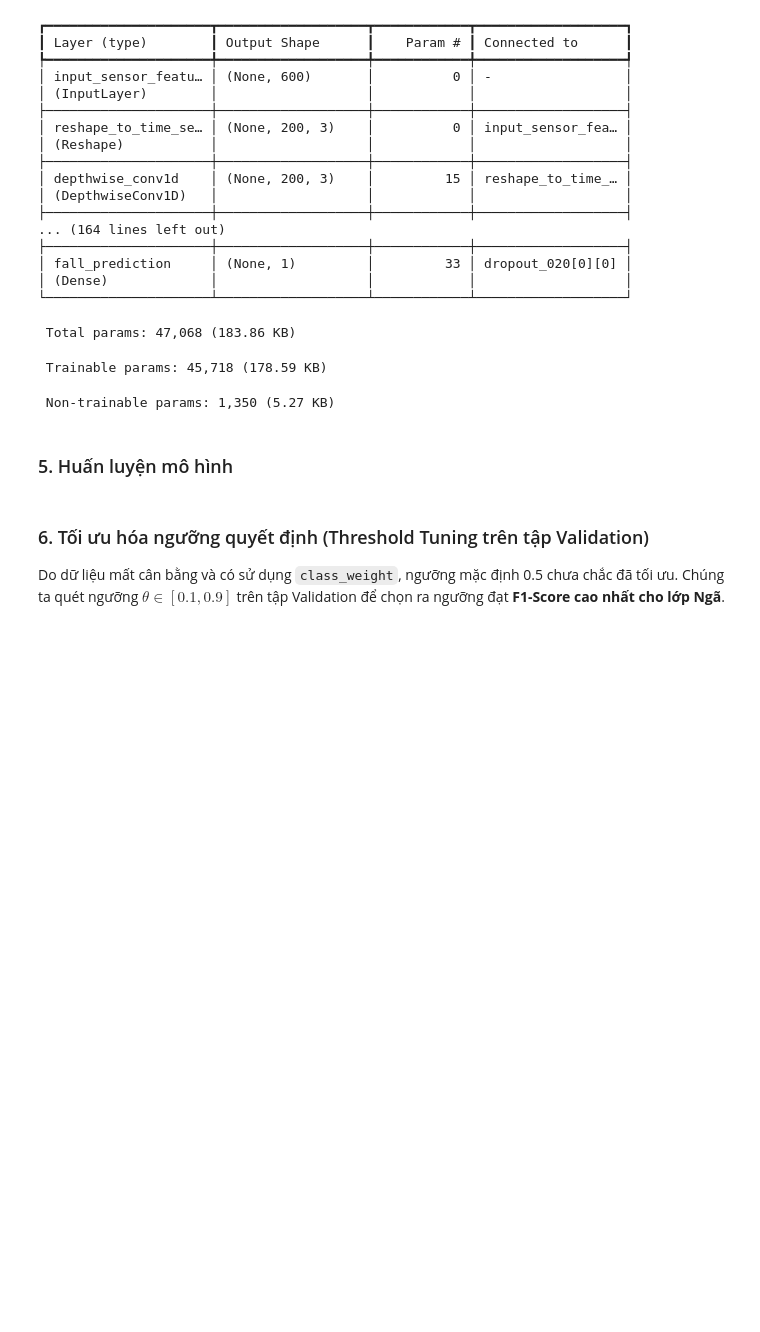
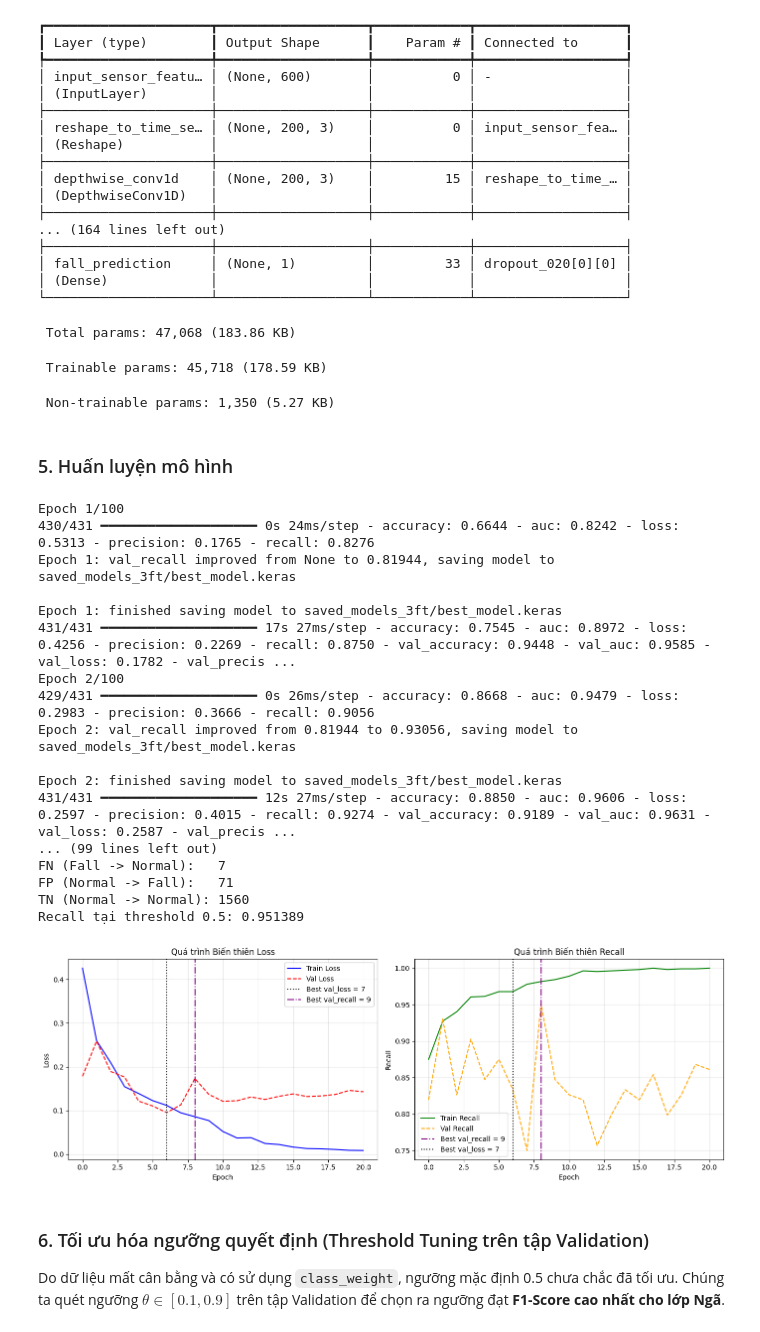
Before and after one commit to dquangbach/Fall_Detection_SIC_Capstone, a Jupyter notebook: model_3_features.ipynb, the cells around one changed output. Drawn from its saved outputs; the diff is of its cells as text; code cells hidden in the pictures; blank space fills up the shorter version.

Commit message:
Update 3 features model

```diff
--- a/model_3_features.ipynb
+++ b/model_3_features.ipynb
@@ -743,7 +751,7 @@ Model: "Fall_Detection_1D_CNN_SE"
 # %%
 from tensorflow.keras.callbacks import ModelCheckpoint
 
-os.makedirs("saved_models_3ft", exist_ok=True)
+os.makedirs("saved_models", exist_ok=True)
 best_model_path = os.path.join("saved_models_3ft", "best_model.keras")
 
 callbacks = [
@@ -810,33 +818,52 @@ print("\nConfusion Matrix trên Validation (threshold = 0.5)")
 print(f"TP (Fall -> Fall):     {tp}")
 print(f"FN (Fall -> Normal):   {fn}")
 print(f"FP (Normal -> Fall):   {fp}")
 print(f"TN (Normal -> Normal): {tn}")
 print(f"Recall tại threshold 0.5: {recall_score(y_val, val_preds_at_05, zero_division=0):.6f}")
 
 fig, axes = plt.subplots(1, 2, figsize=(14, 5))
 
 axes[0].plot(history.history["loss"], label="Train Loss", color="blue")
 axes[0].plot(history.history["val_loss"], label="Val Loss", color="red", linestyle="--")
 axes[0].axvline(best_loss_epoch - 1, color="black", linestyle=":", label=f"Best val_loss = {best_loss_epoch}")
 axes[0].axvline(best_recall_epoch - 1, color="purple", linestyle="-.", label=f"Best val_recall = {best_recall_epoch}")
 axes[0].set_title("Quá trình Biến thiên Loss")
 axes[0].set_xlabel("Epoch")
 axes[0].set_ylabel("Loss")
 axes[0].legend()
 axes[0].grid(True, alpha=0.3)
 
 axes[1].plot(history.history["recall"], label="Train Recall", color="green")
 axes[1].plot(history.history["val_recall"], label="Val Recall", color="orange", linestyle="--")
 axes[1].axvline(best_recall_epoch - 1, color="purple", linestyle="-.", label=f"Best val_recall = {best_recall_epoch}")
 axes[1].axvline(best_loss_epoch - 1, color="black", linestyle=":", label=f"Best val_loss = {best_loss_epoch}")
 axes[1].set_title("Quá trình Biến thiên Recall")
 axes[1].set_xlabel("Epoch")
 axes[1].set_ylabel("Recall")
 axes[1].legend()
 axes[1].grid(True, alpha=0.3)
 
 plt.tight_layout()
 plt.show()
+# %% [output]
+Epoch 1/100
+430/431 ━━━━━━━━━━━━━━━━━━━━ 0s 24ms/step - accuracy: 0.6644 - auc: 0.8242 - loss: 0.5313 - precision: 0.1765 - recall: 0.8276
+Epoch 1: val_recall improved from None to 0.81944, saving model to saved_models_3ft/best_model.keras
+
+Epoch 1: finished saving model to saved_models_3ft/best_model.keras
+431/431 ━━━━━━━━━━━━━━━━━━━━ 17s 27ms/step - accuracy: 0.7545 - auc: 0.8972 - loss: 0.4256 - precision: 0.2269 - recall: 0.8750 - val_accuracy: 0.9448 - val_auc: 0.9585 - val_loss: 0.1782 - val_precis ...
+Epoch 2/100
+429/431 ━━━━━━━━━━━━━━━━━━━━ 0s 26ms/step - accuracy: 0.8668 - auc: 0.9479 - loss: 0.2983 - precision: 0.3666 - recall: 0.9056
+Epoch 2: val_recall improved from 0.81944 to 0.93056, saving model to saved_models_3ft/best_model.keras
+
+Epoch 2: finished saving model to saved_models_3ft/best_model.keras
+431/431 ━━━━━━━━━━━━━━━━━━━━ 12s 27ms/step - accuracy: 0.8850 - auc: 0.9606 - loss: 0.2597 - precision: 0.4015 - recall: 0.9274 - val_accuracy: 0.9189 - val_auc: 0.9631 - val_loss: 0.2587 - val_precis ...
+... (99 lines left out)
+FN (Fall -> Normal):   7
+FP (Normal -> Fall):   71
+TN (Normal -> Normal): 1560
+Recall tại threshold 0.5: 0.951389
+[figure, added]
 # %% [markdown]
 ### 6. Tối ưu hóa ngưỡng quyết định (Threshold Tuning trên tập Validation)
 Do dữ liệu mất cân bằng và có sử dụng `class_weight`, ngưỡng mặc định 0.5 chưa chắc đã tối ưu. Chúng ta quét ngưỡng $\theta \in [0.1, 0.9]$ trên tập Validation để chọn ra ngưỡng đạt **F1-Score cao nhất cho lớp Ngã**.
```
Also changed, not shown: parts of 8 cells of this notebook, 5 other files.
